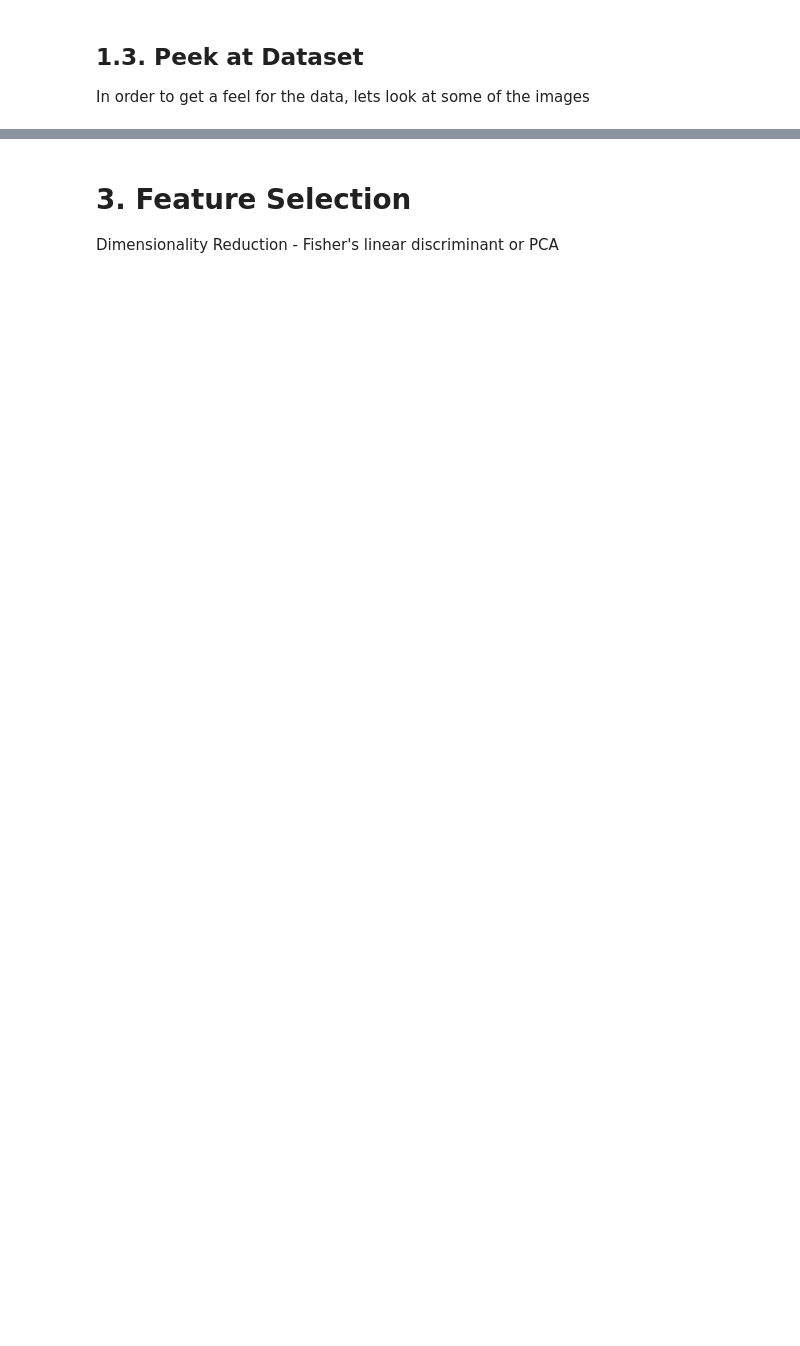
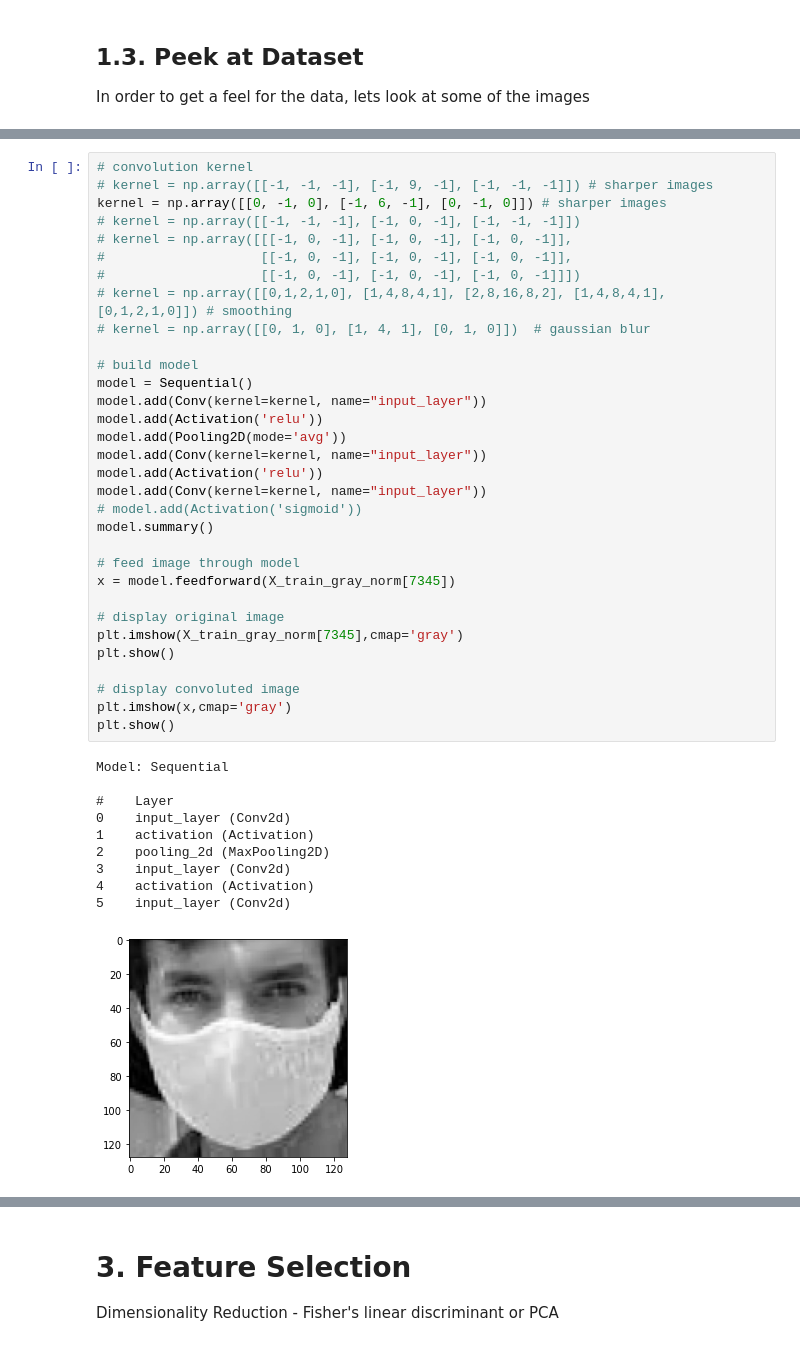
Before and after one commit to andreicozma1/CS522-TeamProject, a Jupyter notebook: main.ipynb, the cells around one changed output, grey strips where cells are left out. Cells and saved outputs as stored; diff of their text form; blank space fills up the shorter version.

```diff
--- a/main.ipynb
+++ b/main.ipynb
@@ -335,0 +264,43 @@ print(x)
+# %%
+# convolution kernel
+# kernel = np.array([[-1, -1, -1], [-1, 9, -1], [-1, -1, -1]]) # sharper images
+kernel = np.array([[0, -1, 0], [-1, 6, -1], [0, -1, 0]]) # sharper images
+# kernel = np.array([[-1, -1, -1], [-1, 0, -1], [-1, -1, -1]])
+# kernel = np.array([[[-1, 0, -1], [-1, 0, -1], [-1, 0, -1]],
+#                    [[-1, 0, -1], [-1, 0, -1], [-1, 0, -1]],
+#                    [[-1, 0, -1], [-1, 0, -1], [-1, 0, -1]]])
+# kernel = np.array([[0,1,2,1,0], [1,4,8,4,1], [2,8,16,8,2], [1,4,8,4,1],[0,1,2,1,0]]) # smoothing
+# kernel = np.array([[0, 1, 0], [1, 4, 1], [0, 1, 0]])  # gaussian blur
+
+# build model
+model = Sequential()
+model.add(Conv(kernel=kernel, name="input_layer"))
+model.add(Activation('relu'))
+model.add(Pooling2D(mode='avg'))
+model.add(Conv(kernel=kernel, name="input_layer"))
+model.add(Activation('relu'))
+model.add(Conv(kernel=kernel, name="input_layer"))
+# model.add(Activation('sigmoid'))
+model.summary()
+
+# feed image through model
+x = model.feedforward(X_train_gray_norm[7345])
+
+# display original image
+plt.imshow(X_train_gray_norm[7345],cmap='gray')
+plt.show()
+
+# display convoluted image
+plt.imshow(x,cmap='gray')
+plt.show()
+# %% [output]
+Model: Sequential
+
+#    Layer
+0    input_layer (Conv2d)
+1    activation (Activation)
+2    pooling_2d (MaxPooling2D)
+3    input_layer (Conv2d)
+4    activation (Activation)
+5    input_layer (Conv2d)
+[figure, added]
```
Also changed, not shown: parts of 10 cells of this notebook, 3 other files.
